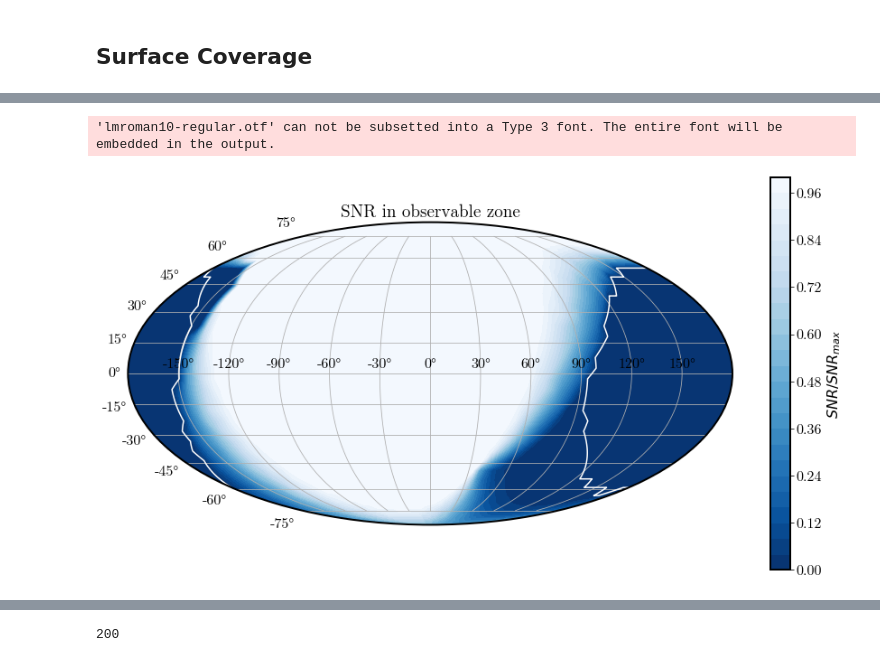
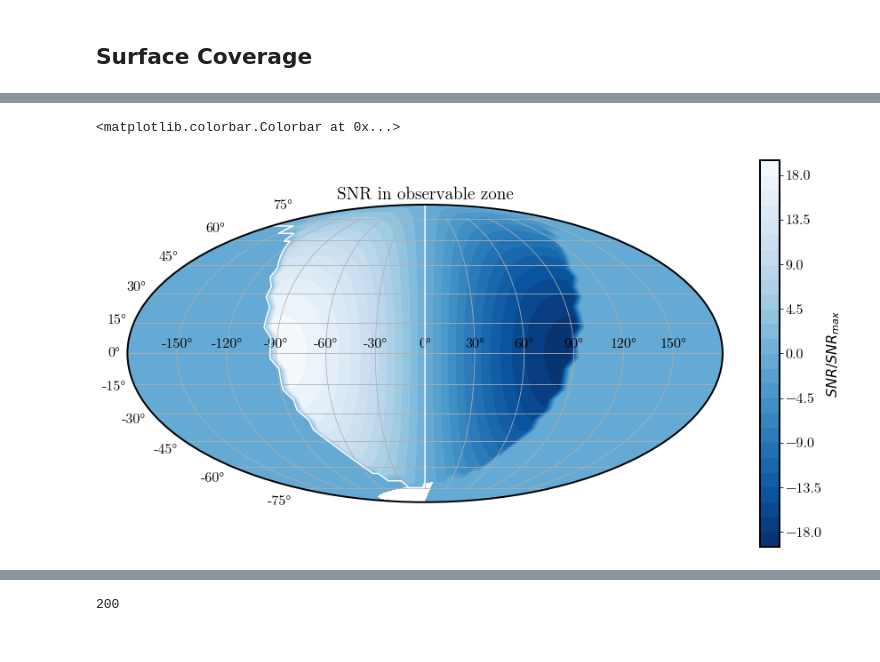
Before and after one commit to AgustinVallejo/Apophis, a Jupyter notebook: New Notebooks/4. Subradar Point.ipynb, the cells around one changed output, grey strips where cells are left out. Saved outputs shown, nothing was run; the diff lists cells and outputs as text; code cells hidden in the pictures.

```diff
--- a/New Notebooks/4. Subradar Point.ipynb
+++ b/New Notebooks/4. Subradar Point.ipynb
@@ -276,3 +282,5 @@ min(subradar_points.dist)
+# %%
+subradar_points = pd.DataFrame(get_subradar_points(ephemeris,None))
 # %%
 # Given longitude and latitude angles in degrees, return cartesian representation
 spherical = lambda lon,lat: (np.cos(np.deg2rad(lon))*np.cos(np.deg2rad(lat)),
@@ -317,9 +349,10 @@ full_cov_norm = full_coverage_SNR(subradar_points)
 # %%
-fig = plt.figure(figsize=(10,6))
-ax = plt.subplot(111) #, projection = 'mollweide')
-ax.set_title("Radar Coverage from "+obs['Name'])
-axx = ax.contourf(lons, lats, full_cov_norm, cmap="inferno", levels=len(subradar_points))
+
+fig = plt.figure(figsize=(15,8))
+ax = plt.subplot(111, projection = 'mollweide')
+ax.set_title("Maximum Radial Velocity")
+axx = ax.contourf(np.deg2rad(lons), np.deg2rad(lats), full_cov, cmap="RdBu", levels=100)
+earth(ax,MIN)
 ax.grid()
-fig.colorbar(axx,ax=ax)
-# ax.savefig("Radio coverage %s.png"%obs['Name'])
+fig.colorbar(axx,ax=ax, label=r"Radial Velocity [$\times 10^{-3}$ m/s]")
 # %% [output]
@@ -327,0 +361,15 @@ fig.colorbar(axx,ax=ax)
+# %%
+fig = plt.figure(figsize=(10,15))
+
+for i,t in enumerate([0,MIN,199]):
+    full_cov = full_cov_all[t]
+    ax = plt.subplot(3,1,i+1, projection = 'mollweide')
+    axx = ax.contourf(np.deg2rad(lons), np.deg2rad(lats), full_cov, cmap="RdBu", levels=100)
+    earth(ax,t)
+    ax.grid()
+
+# fig.colorbar(axx,ax=ax, label=r"Radial Velocity [$\times 10^{-3}$ m/s]", orientation="horizontal")
+
+fig.subplots_adjust(right=0.8)
+cbar_ax = fig.add_axes([0.85, 0.15, 0.05, 0.7])
+fig.colorbar(axx, cax=cbar_ax, label=r"Radial Velocity [$\times 10^{-3}$ m/s]") #, orientation="horizontal")
@@ -333,19 +384,19 @@ full_cov_h = full_cov_norm*total_time
 # %%
 fig = plt.figure(figsize=(15,8))
 ax = plt.subplot(111, projection = 'mollweide')
 ax.set_title("SNR in observable zone")
-axx = ax.contourf(np.deg2rad(lons), np.deg2rad(lats), full_cov_norm, cmap="Blues_r", levels=30)
-axx1 = ax.contour(np.deg2rad(lons), np.deg2rad(lats), full_cov_norm,linestyle='dashed',levels=0, colors='white')
+axx = ax.contourf(np.deg2rad(lons), np.deg2rad(lats), full_cov, cmap="Blues_r", levels=30)
+axx1 = ax.contour(np.deg2rad(lons), np.deg2rad(lats), full_cov,linestyle='dashed',levels=0, colors='white')
 ax.grid()
 # fig.colorbar(axx1,ax=ax)#, label="Visibility time [h]")
 fig.colorbar(axx,ax=ax, label=r"$SNR/SNR_{max}$")
 
-name = "../Figures/fig11_snr"
-plt.savefig(name+".pdf",bbox_inches='tight')
-plt.savefig(name+".png",bbox_inches='tight')
+# name = "../Figures/fig11_snr"
+# plt.savefig(name+".pdf",bbox_inches='tight')
+# plt.savefig(name+".png",bbox_inches='tight')
 # %% [output]
-'lmroman10-regular.otf' can not be subsetted into a Type 3 font. The entire font will be embedded in the output.
+<matplotlib.colorbar.Colorbar at 0x...>
-[figure, old version]
+[figure, new version]
 # %%
 fig = plt.figure(figsize=(15,8))
 ax = plt.subplot(111, projection = 'mollweide')
```
Also changed, not shown: parts of 21 cells of this notebook, 31 other files.
